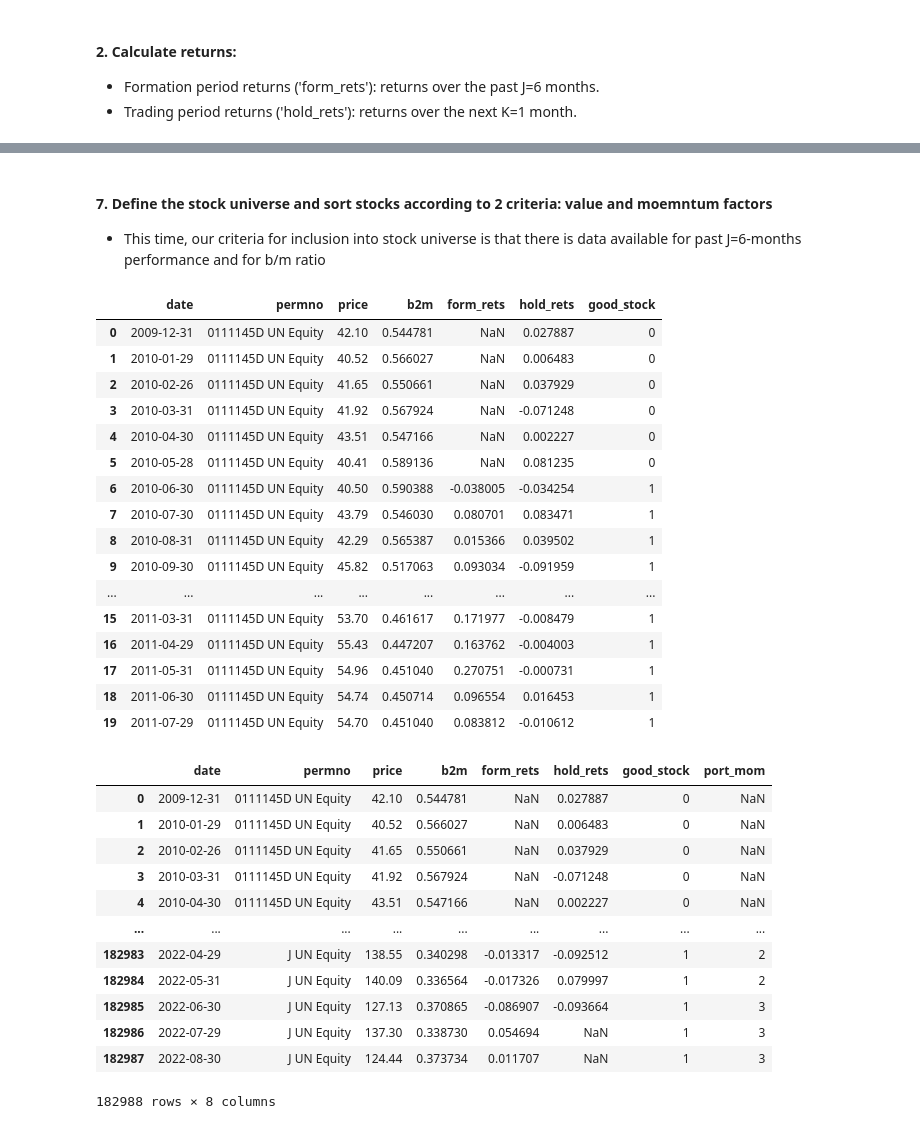
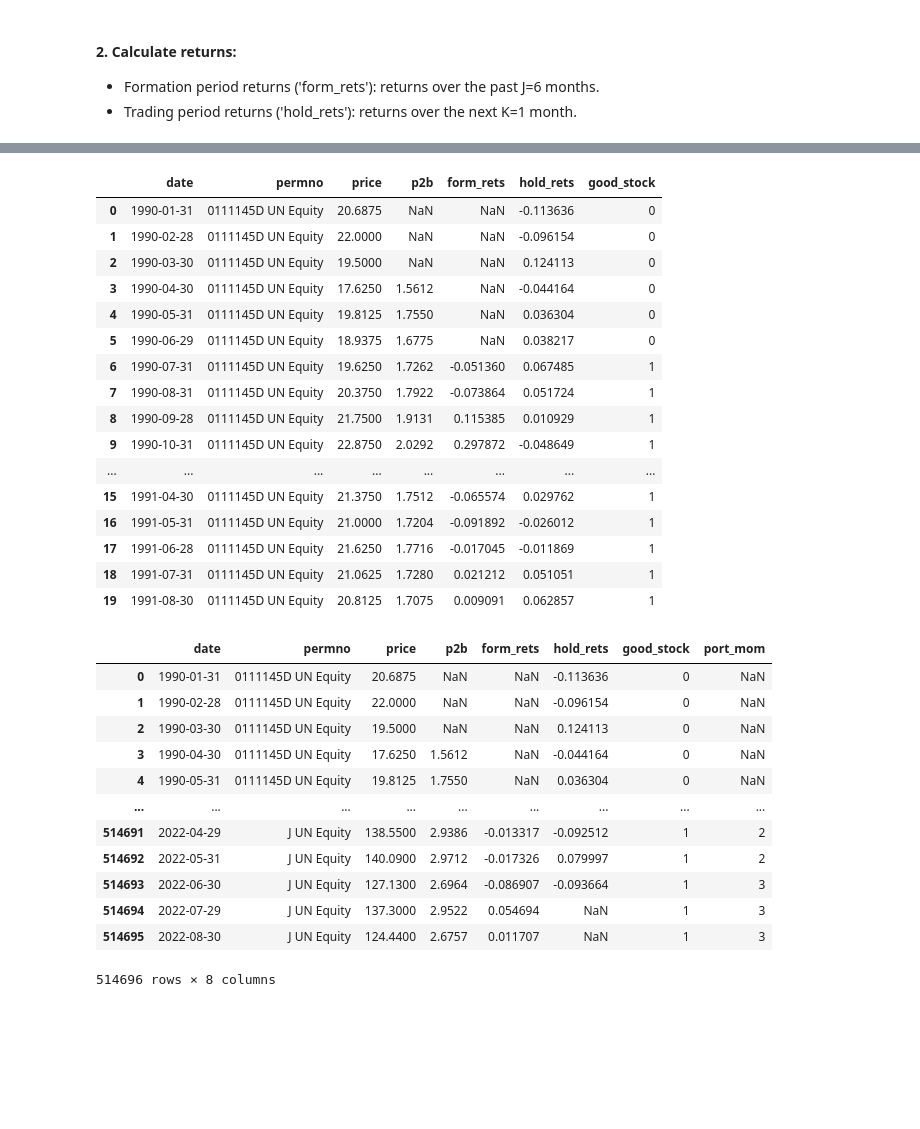
Before and after one commit to yassinehammou27/Algorithmic-Trading, a Jupyter notebook: strategy_momentum_hml.ipynb, the cells around one changed output, grey strips where cells are left out. Cells and saved outputs as stored; diff of their text form; code cells hidden in the pictures; blank space fills up the shorter version.

```diff
--- a/strategy_momentum_hml.ipynb
+++ b/strategy_momentum_hml.ipynb
@@ -13,4 +13,4 @@ import plotly.express as px
 # %%
-data = pd.read_csv('cleaned_data')
-data
+data = pd.read_csv('cleaned_data.csv')
+data = data[["date", "permno", "price", "p2b"]]
 # %% [output]
@@ -67,5 +67,0 @@ data.head(20)
-# %%
-# Construct indicator for a 'good' stock
-data['good_stock'] = 0
-data.loc[~data['form_rets'].isnull(), 'good_stock']=1
-data.head(20)
@@ -90,4 +67,0 @@ data.head(20)
-# %%
-# Assign stocks into 10 equal groups based on formation period returns
-data['port'] = data.loc[data['good_stock']==1].groupby('date')['form_rets'].transform(pd.qcut, q=10, labels=range(1,11)).astype(str)
-data
@@ -179,3 +67,0 @@ First few steps of this strategy are the same as in Momentum (question 1). Not t
-# %%
-data = data.drop(columns=['port','good_stock'])
-data.head(10)
@@ -194,46 +68,43 @@ data.head(10)
-# %% [markdown]
-#### 7. Define the stock universe and sort stocks according to 2 criteria: value and moemntum factors
-- This time, our criteria for inclusion into stock universe is that there is data available for past J=6-months performance and for b/m ratio
 # %%
 # Construct an indicator for a 'good' stock
 data['good_stock'] = 0
-data.loc[(~data['form_rets'].isnull()) & (~data['b2m'].isnull()), 'good_stock']=1
+data.loc[(~data['form_rets'].isnull()) & (~data['p2b'].isnull()), 'good_stock']=1
 data.head(20)
 # %% [output]
-|  | date | permno | price | b2m | form_rets | hold_rets | good_stock |
-| 0 | 2009-12-31 | 0111145D UN Equity | 42.10 | 0.544781 | NaN | 0.027887 | 0 |
-| 1 | 2010-01-29 | 0111145D UN Equity | 40.52 | 0.566027 | NaN | 0.006483 | 0 |
-| 2 | 2010-02-26 | 0111145D UN Equity | 41.65 | 0.550661 | NaN | 0.037929 | 0 |
-| 3 | 2010-03-31 | 0111145D UN Equity | 41.92 | 0.567924 | NaN | -0.071248 | 0 |
-| 4 | 2010-04-30 | 0111145D UN Equity | 43.51 | 0.547166 | NaN | 0.002227 | 0 |
-| 5 | 2010-05-28 | 0111145D UN Equity | 40.41 | 0.589136 | NaN | 0.081235 | 0 |
-| 6 | 2010-06-30 | 0111145D UN Equity | 40.50 | 0.590388 | -0.038005 | -0.034254 | 1 |
-| 7 | 2010-07-30 | 0111145D UN Equity | 43.79 | 0.546030 | 0.080701 | 0.083471 | 1 |
-| 8 | 2010-08-31 | 0111145D UN Equity | 42.29 | 0.565387 | 0.015366 | 0.039502 | 1 |
-| 9 | 2010-09-30 | 0111145D UN Equity | 45.82 | 0.517063 | 0.093034 | -0.091959 | 1 |
+|  | date | permno | price | p2b | form_rets | hold_rets | good_stock |
+| 0 | 1990-01-31 | 0111145D UN Equity | 20.6875 | NaN | NaN | -0.113636 | 0 |
+| 1 | 1990-02-28 | 0111145D UN Equity | 22.0000 | NaN | NaN | -0.096154 | 0 |
+| 2 | 1990-03-30 | 0111145D UN Equity | 19.5000 | NaN | NaN | 0.124113 | 0 |
+| 3 | 1990-04-30 | 0111145D UN Equity | 17.6250 | 1.5612 | NaN | -0.044164 | 0 |
+| 4 | 1990-05-31 | 0111145D UN Equity | 19.8125 | 1.7550 | NaN | 0.036304 | 0 |
+| 5 | 1990-06-29 | 0111145D UN Equity | 18.9375 | 1.6775 | NaN | 0.038217 | 0 |
+| 6 | 1990-07-31 | 0111145D UN Equity | 19.6250 | 1.7262 | -0.051360 | 0.067485 | 1 |
+| 7 | 1990-08-31 | 0111145D UN Equity | 20.3750 | 1.7922 | -0.073864 | 0.051724 | 1 |
+| 8 | 1990-09-28 | 0111145D UN Equity | 21.7500 | 1.9131 | 0.115385 | 0.010929 | 1 |
+| 9 | 1990-10-31 | 0111145D UN Equity | 22.8750 | 2.0292 | 0.297872 | -0.048649 | 1 |
 | ... | ... | ... | ... | ... | ... | ... | ... |
-| 15 | 2011-03-31 | 0111145D UN Equity | 53.70 | 0.461617 | 0.171977 | -0.008479 | 1 |
-| 16 | 2011-04-29 | 0111145D UN Equity | 55.43 | 0.447207 | 0.163762 | -0.004003 | 1 |
-| 17 | 2011-05-31 | 0111145D UN Equity | 54.96 | 0.451040 | 0.270751 | -0.000731 | 1 |
-| 18 | 2011-06-30 | 0111145D UN Equity | 54.74 | 0.450714 | 0.096554 | 0.016453 | 1 |
-| 19 | 2011-07-29 | 0111145D UN Equity | 54.70 | 0.451040 | 0.083812 | -0.010612 | 1 |
+| 15 | 1991-04-30 | 0111145D UN Equity | 21.3750 | 1.7512 | -0.065574 | 0.029762 | 1 |
+| 16 | 1991-05-31 | 0111145D UN Equity | 21.0000 | 1.7204 | -0.091892 | -0.026012 | 1 |
+| 17 | 1991-06-28 | 0111145D UN Equity | 21.6250 | 1.7716 | -0.017045 | -0.011869 | 1 |
+| 18 | 1991-07-31 | 0111145D UN Equity | 21.0625 | 1.7280 | 0.021212 | 0.051051 | 1 |
+| 19 | 1991-08-30 | 0111145D UN Equity | 20.8125 | 1.7075 | 0.009091 | 0.062857 | 1 |
 # %%
 # Assign stocks into 3 equal groups based on formation period returns
 data['port_mom'] = data.loc[data['good_stock']==1].groupby('date')['form_rets'].transform(pd.qcut, q=3, labels=range(1,4)).astype(str)
 data
 # %% [output]
-|  | date | permno | price | b2m | form_rets | hold_rets | good_stock | port_mom |
-| 0 | 2009-12-31 | 0111145D UN Equity | 42.10 | 0.544781 | NaN | 0.027887 | 0 | NaN |
-| 1 | 2010-01-29 | 0111145D UN Equity | 40.52 | 0.566027 | NaN | 0.006483 | 0 | NaN |
-| 2 | 2010-02-26 | 0111145D UN Equity | 41.65 | 0.550661 | NaN | 0.037929 | 0 | NaN |
-| 3 | 2010-03-31 | 0111145D UN Equity | 41.92 | 0.567924 | NaN | -0.071248 | 0 | NaN |
-| 4 | 2010-04-30 | 0111145D UN Equity | 43.51 | 0.547166 | NaN | 0.002227 | 0 | NaN |
+|  | date | permno | price | p2b | form_rets | hold_rets | good_stock | port_mom |
+| 0 | 1990-01-31 | 0111145D UN Equity | 20.6875 | NaN | NaN | -0.113636 | 0 | NaN |
+| 1 | 1990-02-28 | 0111145D UN Equity | 22.0000 | NaN | NaN | -0.096154 | 0 | NaN |
+| 2 | 1990-03-30 | 0111145D UN Equity | 19.5000 | NaN | NaN | 0.124113 | 0 | NaN |
+| 3 | 1990-04-30 | 0111145D UN Equity | 17.6250 | 1.5612 | NaN | -0.044164 | 0 | NaN |
+| 4 | 1990-05-31 | 0111145D UN Equity | 19.8125 | 1.7550 | NaN | 0.036304 | 0 | NaN |
 | ... | ... | ... | ... | ... | ... | ... | ... | ... |
-| 182983 | 2022-04-29 | J UN Equity | 138.55 | 0.340298 | -0.013317 | -0.092512 | 1 | 2 |
-| 182984 | 2022-05-31 | J UN Equity | 140.09 | 0.336564 | -0.017326 | 0.079997 | 1 | 2 |
-| 182985 | 2022-06-30 | J UN Equity | 127.13 | 0.370865 | -0.086907 | -0.093664 | 1 | 3 |
-| 182986 | 2022-07-29 | J UN Equity | 137.30 | 0.338730 | 0.054694 | NaN | 1 | 3 |
-| 182987 | 2022-08-30 | J UN Equity | 124.44 | 0.373734 | 0.011707 | NaN | 1 | 3 |
+| 514691 | 2022-04-29 | J UN Equity | 138.5500 | 2.9386 | -0.013317 | -0.092512 | 1 | 2 |
+| 514692 | 2022-05-31 | J UN Equity | 140.0900 | 2.9712 | -0.017326 | 0.079997 | 1 | 2 |
+| 514693 | 2022-06-30 | J UN Equity | 127.1300 | 2.6964 | -0.086907 | -0.093664 | 1 | 3 |
+| 514694 | 2022-07-29 | J UN Equity | 137.3000 | 2.9522 | 0.054694 | NaN | 1 | 3 |
+| 514695 | 2022-08-30 | J UN Equity | 124.4400 | 2.6757 | 0.011707 | NaN | 1 | 3 |
-182988 rows × 8 columns
+514696 rows × 8 columns
 # %%
 # Assign stocks into 3 equal groups based on b/m ratio
```
Also changed, not shown: parts of 49 cells of this notebook.
